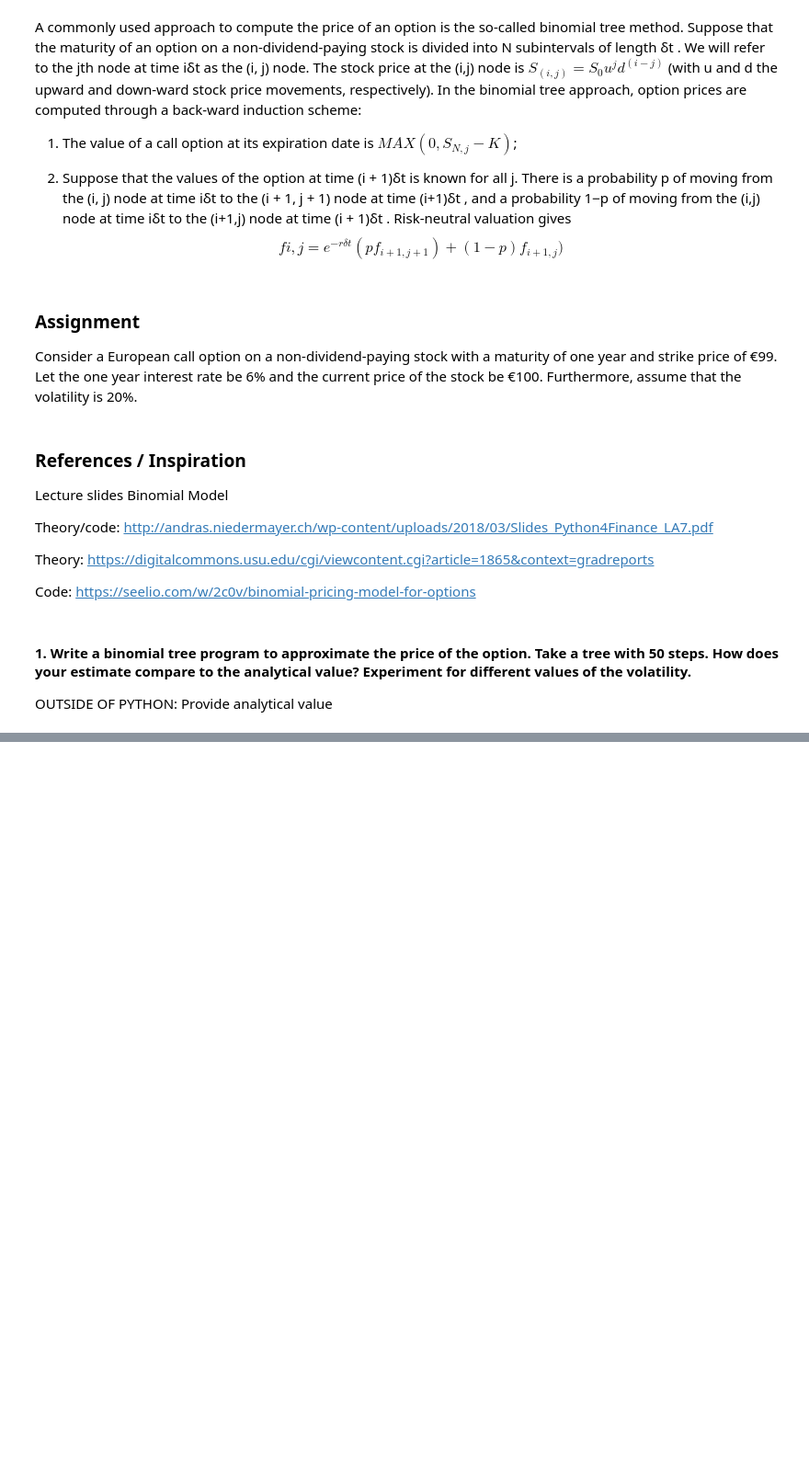
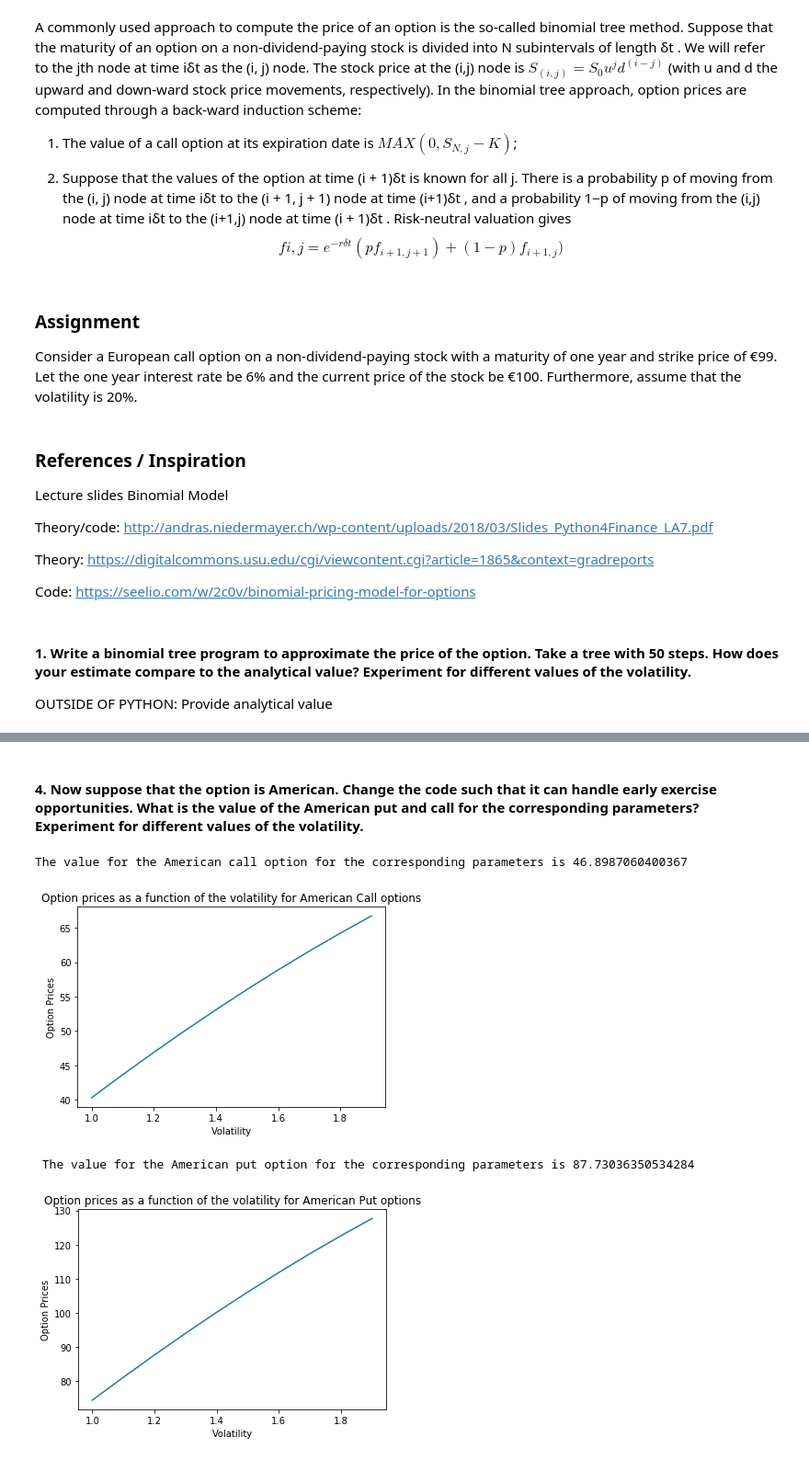
Before and after one commit to Nizario/ComputationalFinance, a Jupyter notebook: Assignments/Assignment1/main.ipynb, the cells around one changed output, grey strips where cells are left out. Shown: that part at 92% size. Cells and saved outputs as stored; diff of their text form; code cells hidden in the pictures; blank space fills up the shorter version.

```diff
--- a/Assignments/Assignment1/main.ipynb
+++ b/Assignments/Assignment1/main.ipynb
@@ -83,0 +126,56 @@ array([[1.03733672e+02, 1.24977694e+02, 1.50476656e+02, ...,
+# %% [markdown]
+#### 4. Now suppose that the option is American. Change the code such that it can handle early exercise opportunities. What is the value of the American put and call for the corresponding parameters? Experiment for different values of the volatility.
+# %%
+# reset the parameters
+
+K = 99 # strike price
+S0 = 100 # current price of the stock
+N = 50 # time steps
+sigma = 1.2 # volatility
+r = .06 # risk free rate
+T = 1 # year
+areaType = "AmericanCall"
+
+# Calculate the option price and print it
+option_price = binomial_tree(K, S0, N, sigma, r, T, areaType)
+print('The value for the American call option for the corresponding parameters is ' + str(option_price))
+
+# Experiment for different values of the volatility
+
+volatilities = [(1+ i/10) for i in range(10)]
+option_prices = []
+
+for sigma in volatilities:
+    option_price = binomial_tree(K, S0, N, sigma, r, T, areaType)
+    option_prices.append(option_price)
+
+plt.title('Option prices as a function of the volatility for American Call options')
+plt.plot(volatilities, option_prices)
+plt.ylabel('Option Prices')
+plt.xlabel('Volatility')
+plt.show()
+
+areaType = "AmericanPut"
+sigma = 1.2 # reset volatility
+option_price = binomial_tree(K, S0, N, sigma, r, T, areaType)
+print('\n The value for the American put option for the corresponding parameters is ' + str(option_price))
+
+# Experiment for different values of the volatility
+
+volatilities = [(1+ i/10) for i in range(10)]
+option_prices = []
+
+for sigma in volatilities:
+    option_price = binomial_tree(K, S0, N, sigma, r, T, areaType)
+    option_prices.append(option_price)
+
+plt.title('Option prices as a function of the volatility for American Put options')
+plt.plot(volatilities, option_prices)
+plt.ylabel('Option Prices')
+plt.xlabel('Volatility')
+plt.show()
+# %% [output]
+The value for the American call option for the corresponding parameters is 46.8987060400367
+[figure, added]
+ The value for the American put option for the corresponding parameters is 87.73036350534284
+[figure, added]
```
Also changed, not shown: parts of 6 cells of this notebook.
